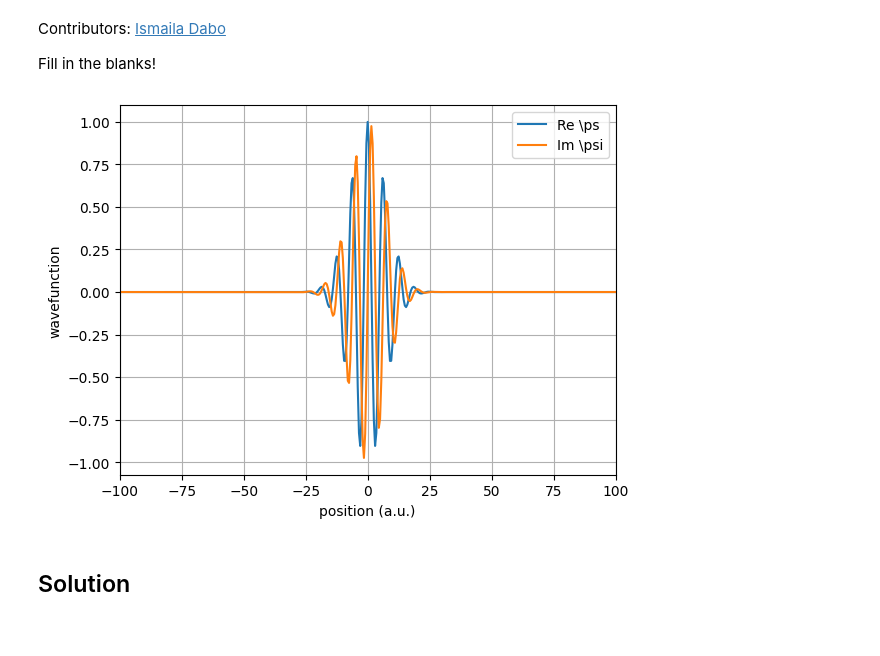
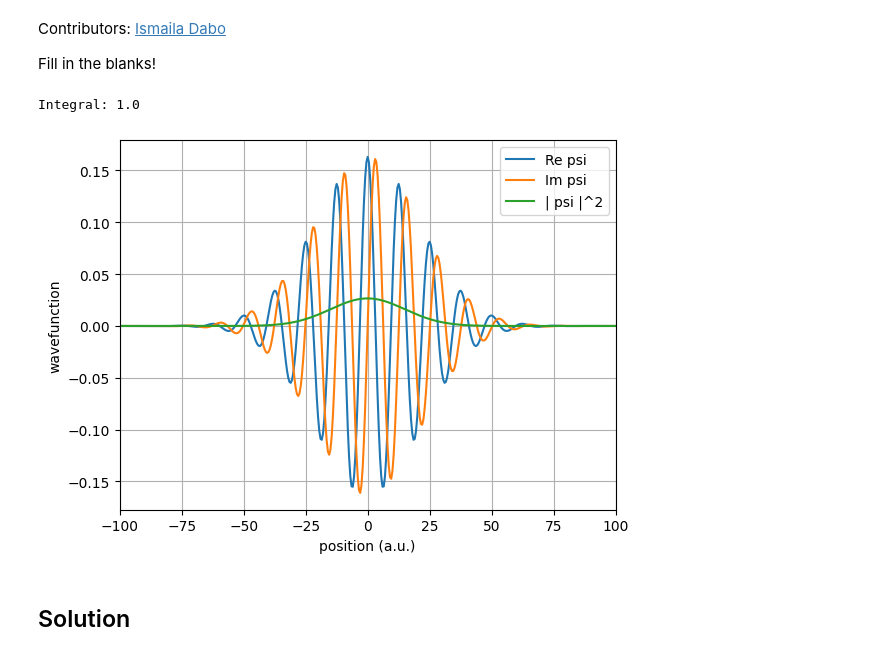
Before and after one commit to jtinkane-code/my-first-binder, a Jupyter notebook: Google-Colab/0_Example_of_Wave_Function.ipynb, the cells around one changed output. Drawn from its saved outputs; the diff is of its cells as text; code cells hidden in the pictures.

```diff
--- a/Google-Colab/0_Example_of_Wave_Function.ipynb
+++ b/Google-Colab/0_Example_of_Wave_Function.ipynb
@@ -11,41 +11,42 @@ Fill in the blanks!
 import numpy as np
 import matplotlib.pyplot as plt
 import tqdm
 
 # discretize space
 dx = 0.5
 x = np.arange(-250, 251, dx)
 nx = len(x)
 
 # discretize time
 dt = 0.25
 t = np.arange(0, 151, dt)
 nt = len(t)
 
 # initialize wave packet
 x0 = 0 #####
-k0 = 1.0
-sigma0 = 5 #####
-psi = np.exp(-(x - x0)**2 / (4 * sigma0**2)) * np.exp(1j * k0 * x)  #####
+k0 = 0.5
+sigma0 = 15 #####
+psi = 1/ (2* np.pi * sigma0 **2 ) ** 0.25*np.exp(-(x - x0)**2 / (4 * sigma0**2)) * np.exp(1j * k0 * x)  #####
 
 #psi = np.exp(-(x - x0)**2 / (4 * sigma0**2)) * np.exp(1j * k0 * x)
 
 # plot the wave packet
 fig, ax = plt.subplots()
-ax.plot(x, np.real(psi), label='Re \ps') #####
-ax.plot(x, np.imag(psi), label='Im \psi') #####
-#ax.plot(x, ____, label='$| \psi |^2$')
+ax.plot(x, np.real(psi), label='Re psi') #####
+ax.plot(x, np.imag(psi), label='Im psi') #####
+ax.plot(x, np.abs(psi)**2, label='| psi |^2')
 
 # configure the plot
 ax.set_xlim(-100, 100) #####
 ax.set_xlabel('position (a.u.)')
 ax.set_ylabel('wavefunction')
 ax.legend()
 ax.grid()
 
-#print(f'Integral: {dx*____}')
+print(f'Integral: {dx*np.sum(np.abs(psi)**2)}')
 # %% [output]
+Integral: 1.0
-[figure, old version]
+[figure, new version]
 # %% [markdown]
 ## Solution
 # %%
```
